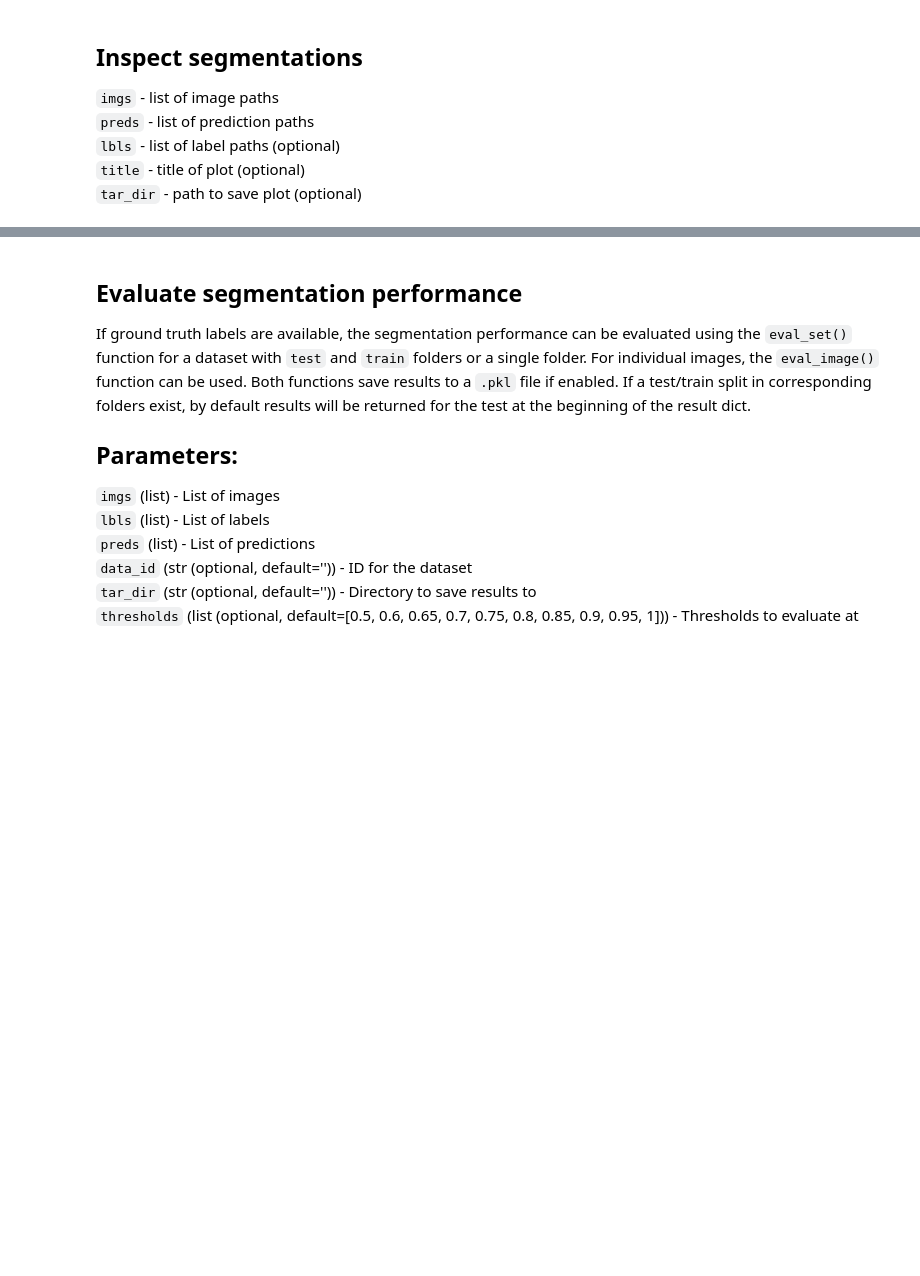
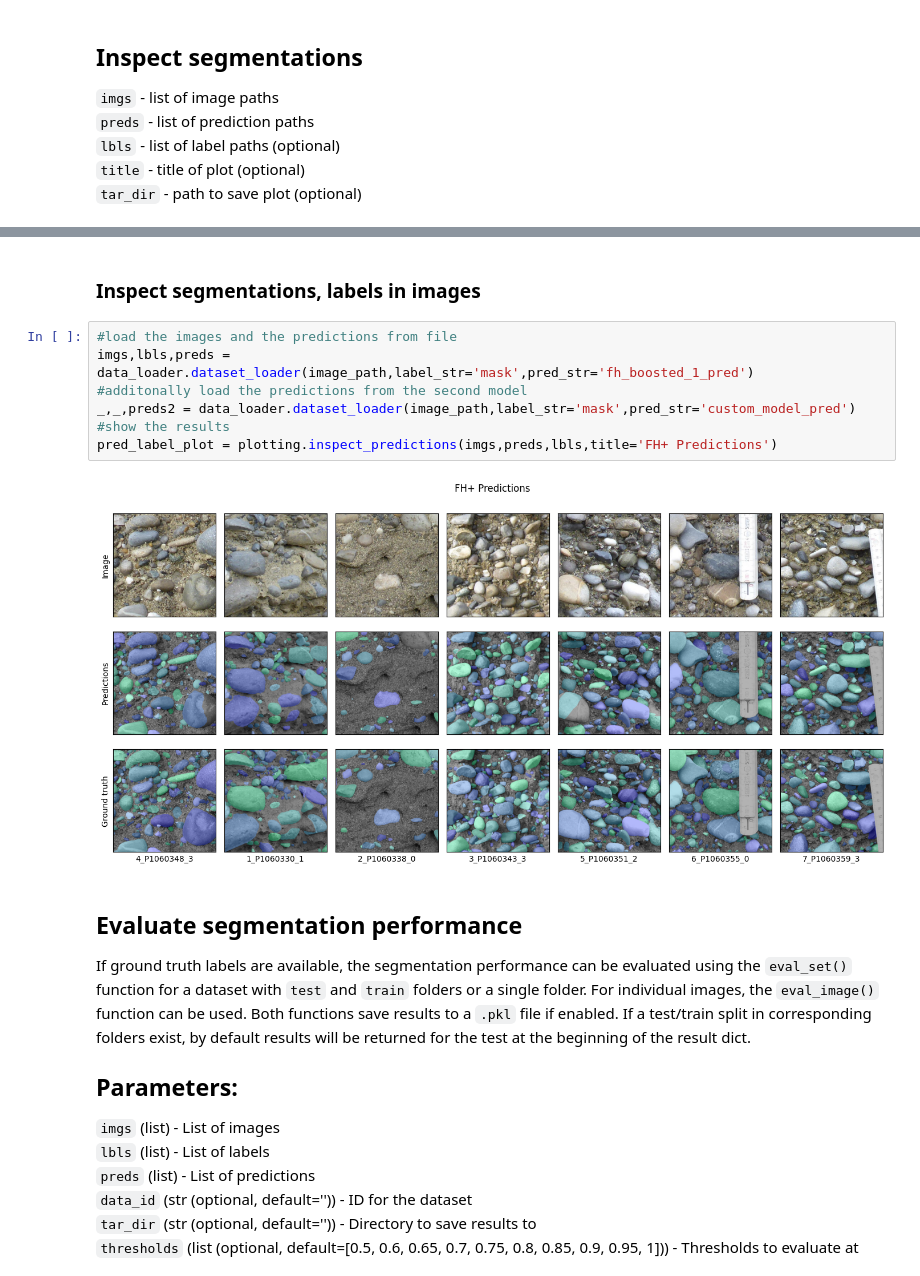
Before and after one commit to fionabyrne101/imagegrains, a Jupyter notebook: notebooks/1_image_segmentation.ipynb, the cells around one changed output, grey strips where cells are left out. Cells and saved outputs as stored; diff of their text form; blank space fills up the shorter version.

```diff
--- a/notebooks/1_image_segmentation.ipynb
+++ b/notebooks/1_image_segmentation.ipynb
@@ -106,3 +105,14 @@ pred_label_plot = plotting.inspect_predictions(imgs,preds,lbls,title='Full_set_c
+# %% [markdown]
+### Inspect segmentations, labels in images
+# %%
+#load the images and the predictions from file
+imgs,lbls,preds = data_loader.dataset_loader(image_path,label_str='mask',pred_str='fh_boosted_1_pred')
+#additonally load the predictions from the second model
+_,_,preds2 = data_loader.dataset_loader(image_path,label_str='mask',pred_str='custom_model_pred')
+#show the results
+pred_label_plot = plotting.inspect_predictions(imgs,preds,lbls,title='FH+ Predictions')
+# %% [output]
+[figure, added]
 # %% [markdown]
 ## Evaluate segmentation performance
 If ground truth labels are available, the segmentation performance can be evaluated using the `eval_set()` function for a dataset with `test` and `train` folders or a single folder. For individual images, the `eval_image()` function can be used. Both functions save results to a `.pkl` file if enabled. If a test/train split in corresponding folders exist, by default results will be returned for the test at the beginning of the result dict.
```
Also changed, not shown: parts of 14 cells of this notebook, 2 other files.
